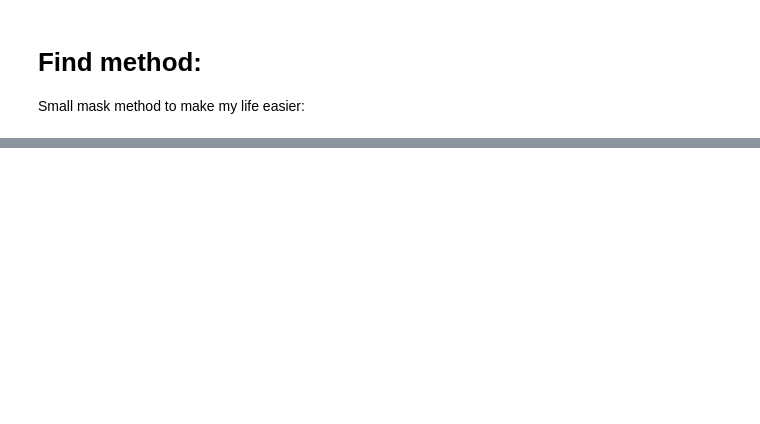
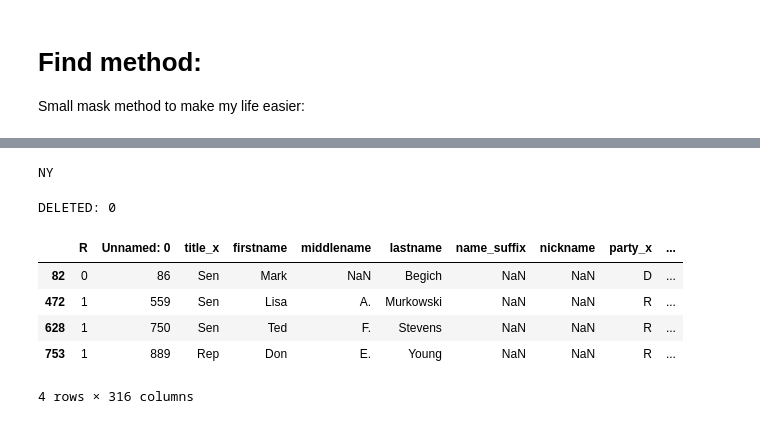
Before and after one commit to caromedellin/Python-notes, a Jupyter notebook: exploratory-data-analysis/Untitled.ipynb, the cells around one changed output, grey strips where cells are left out. Cells and saved outputs as stored; diff of their text form; code cells hidden in the pictures; blank space fills up the shorter version.

```diff
--- a/exploratory-data-analysis/Untitled.ipynb
+++ b/exploratory-data-analysis/Untitled.ipynb
@@ -139,0 +153,30 @@ Name: firstname, dtype: object
+# %%
+str(my_first_mask)
+
+globals()[capitol_words.state_x.unique()[0]+"lala"] = {}
+print capitol_words.state_x.unique()[1]
+globals()['variable{}'.format(capitol_words.state_x.unique()[1])] = 0
+# %% [output]
+NY
+# %%
+def clean_sparse_irrelevant(pd):
+    cols = pd.columns
+    deleted=0
+    for c in cols:
+        x=pd[c]
+        if x.dtype=="float64":
+            if x.sum()==0:
+                del pd[c]
+                deleted = deleted +1
+    print "DELETED:",deleted
+    return pd
+# %%
+clean_sparse_irrelevant(states['AK'])
+# %% [output]
+DELETED: 0
+|  | R | Unnamed: 0 | title_x | firstname | middlename | lastname | name_suffix | nickname | party_x | ... |
+| 82 | 0 | 86 | Sen | Mark | NaN | Begich | NaN | NaN | D | ... |
+| 472 | 1 | 559 | Sen | Lisa | A. | Murkowski | NaN | NaN | R | ... |
+| 628 | 1 | 750 | Sen | Ted | F. | Stevens | NaN | NaN | R | ... |
+| 753 | 1 | 889 | Rep | Don | E. | Young | NaN | NaN | R | ... |
+4 rows × 316 columns
```
Also changed, not shown: parts of 6 cells of this notebook.
